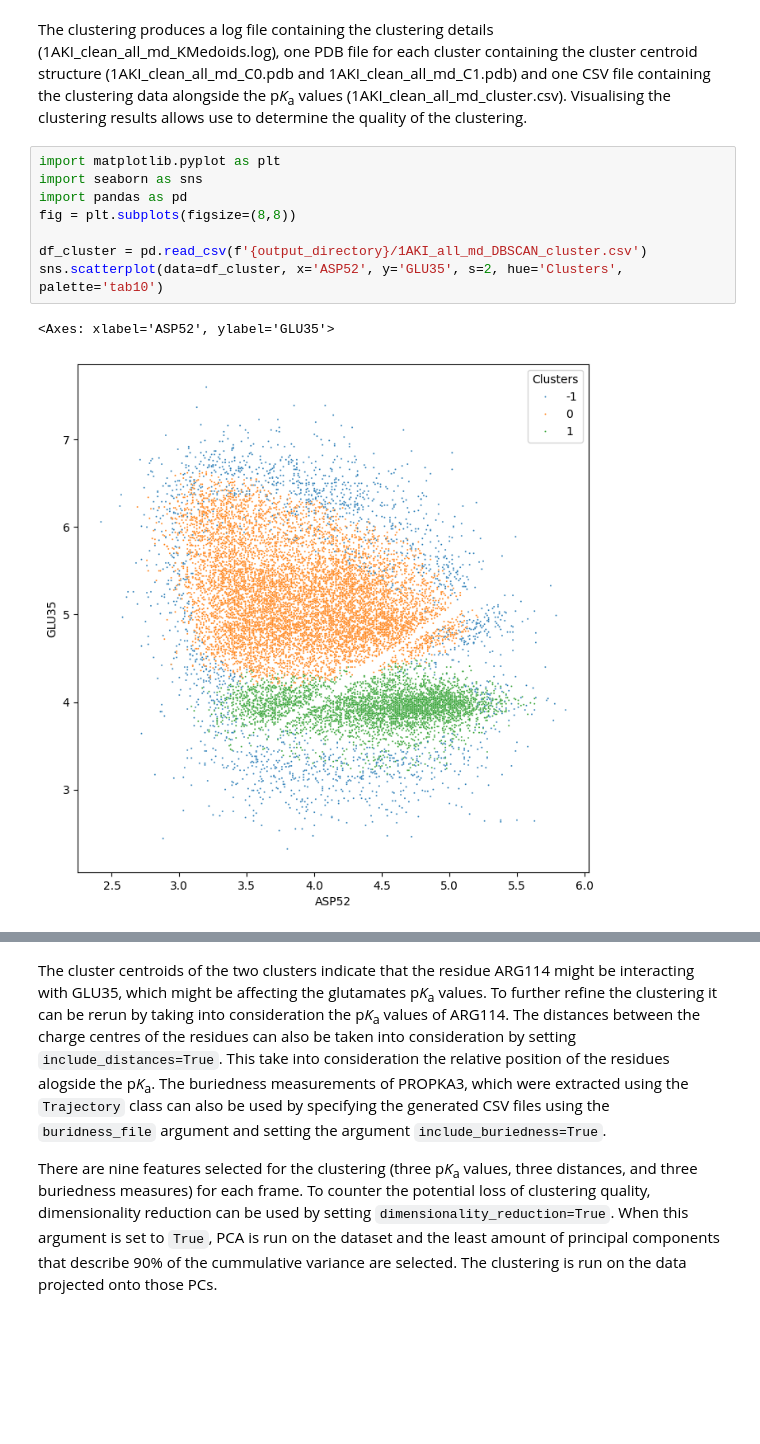
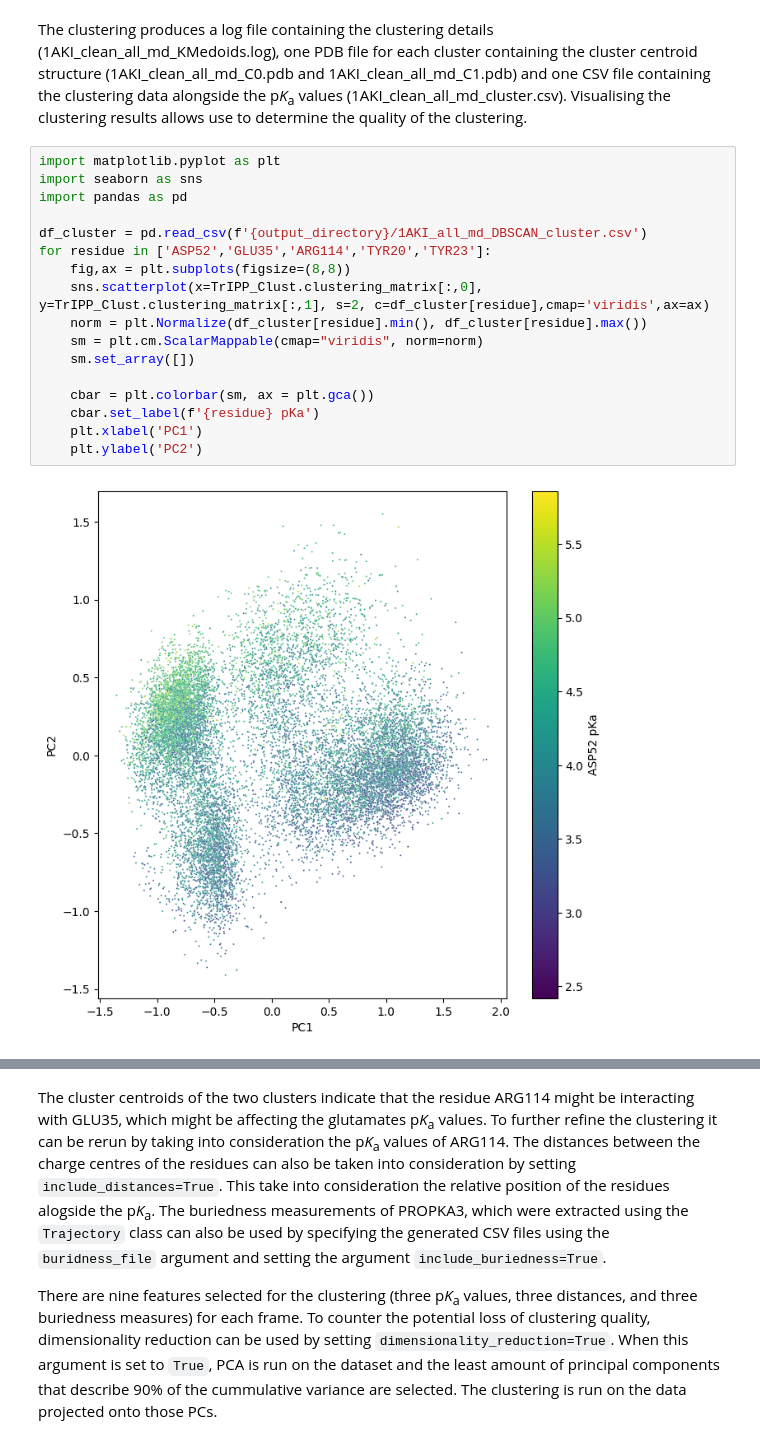
Before and after one commit to fornililab/TrIPP, a Jupyter notebook: tutorial.ipynb, the cells around one changed output, grey strips where cells are left out. Cells and saved outputs as stored; diff of their text form; blank space fills up the shorter version.

```diff
--- a/tutorial.ipynb
+++ b/tutorial.ipynb
@@ -501,13 +562,21 @@ Best clustering parameters identified at eps=0.249 and min_samples=270 with an a
 # %% [markdown]
 The clustering produces a log file containing the clustering details (1AKI_clean_all_md_KMedoids.log), one PDB file for each cluster containing the cluster centroid structure (1AKI_clean_all_md_C0.pdb and 1AKI_clean_all_md_C1.pdb) and one CSV file containing the clustering data alongside the p*K*<sub>a</sub> values (1AKI_clean_all_md_cluster.csv). Visualising the clustering results allows use to determine the quality of the clustering.
-# %%
-import matplotlib.pyplot as plt
-import seaborn as sns
-import pandas as pd
-fig = plt.subplots(figsize=(8,8))
-
-df_cluster = pd.read_csv(f'{output_directory}/1AKI_all_md_DBSCAN_cluster.csv')
-sns.scatterplot(data=df_cluster, x='ASP52', y='GLU35', s=2, hue='Clusters', palette='tab10')
-# %% [output]
-<Axes: xlabel='ASP52', ylabel='GLU35'>
-[figure, removed]
+# %%
+import matplotlib.pyplot as plt
+import seaborn as sns
+import pandas as pd
+
+df_cluster = pd.read_csv(f'{output_directory}/1AKI_all_md_DBSCAN_cluster.csv')
+for residue in ['ASP52','GLU35','ARG114','TYR20','TYR23']:
+    fig,ax = plt.subplots(figsize=(8,8))
+    sns.scatterplot(x=TrIPP_Clust.clustering_matrix[:,0], y=TrIPP_Clust.clustering_matrix[:,1], s=2, c=df_cluster[residue],cmap='viridis',ax=ax)
+    norm = plt.Normalize(df_cluster[residue].min(), df_cluster[residue].max())
+    sm = plt.cm.ScalarMappable(cmap="viridis", norm=norm)
+    sm.set_array([])
+
+    cbar = plt.colorbar(sm, ax = plt.gca())
+    cbar.set_label(f'{residue} pKa')
+    plt.xlabel('PC1')
+    plt.ylabel('PC2')
+# %% [output]
+[figure, added]
```
Also changed, not shown: parts of 5 cells of this notebook, 26 other files.
